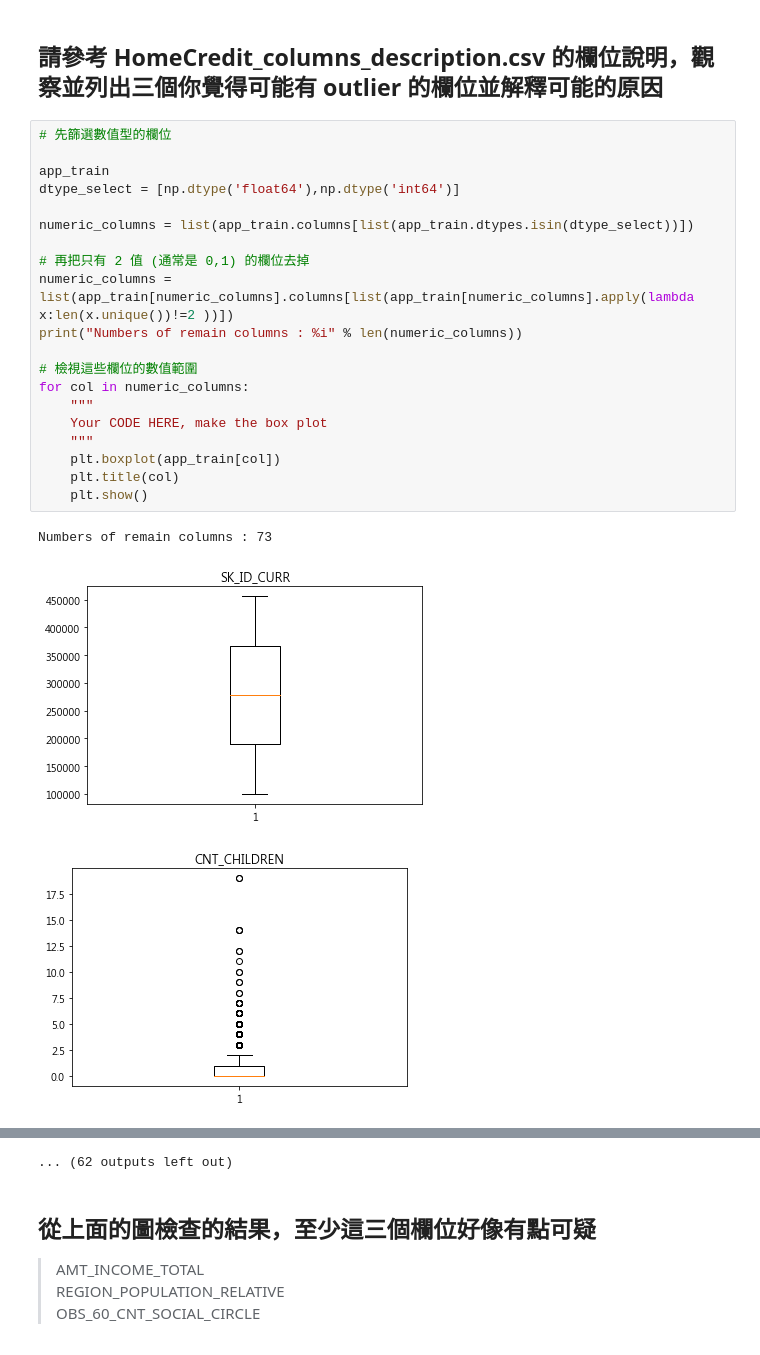
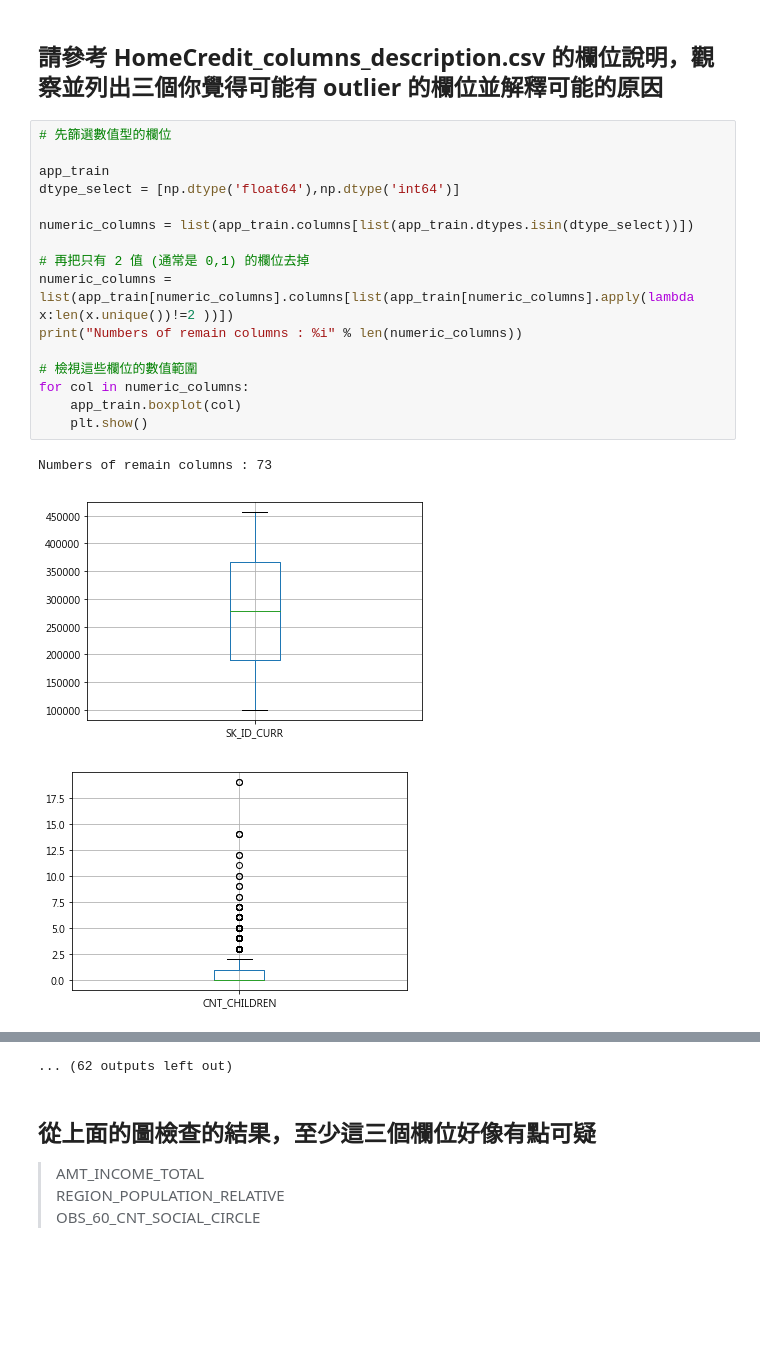
Before and after one commit to keshialin/ML100Days, a Jupyter notebook: homework/Day_009_HW.ipynb, the cells around one changed output, grey strips where cells are left out. Saved outputs shown, nothing was run; the diff lists cells and outputs as text; blank space fills up the shorter version.

```diff
--- a/homework/Day_009_HW.ipynb
+++ b/homework/Day_009_HW.ipynb
@@ -50,24 +50,20 @@ dtype_df
 # %%
 # 先篩選數值型的欄位
 
 app_train
 dtype_select = [np.dtype('float64'),np.dtype('int64')]
 
 numeric_columns = list(app_train.columns[list(app_train.dtypes.isin(dtype_select))])
 
 # 再把只有 2 值 (通常是 0,1) 的欄位去掉
 numeric_columns = list(app_train[numeric_columns].columns[list(app_train[numeric_columns].apply(lambda x:len(x.unique())!=2 ))])
 print("Numbers of remain columns : %i" % len(numeric_columns))
 
 # 檢視這些欄位的數值範圍
 for col in numeric_columns:
-    """
-    Your CODE HERE, make the box plot
-    """
-    plt.boxplot(app_train[col])
-    plt.title(col)
+    app_train.boxplot(col)
     plt.show()
 # %% [output]
 Numbers of remain columns : 73
-[figure, old version]
+[figure, new version]
-[figure, old version]
+[figure, new version]
```
Also changed, not shown: parts of 2 cells of this notebook.
